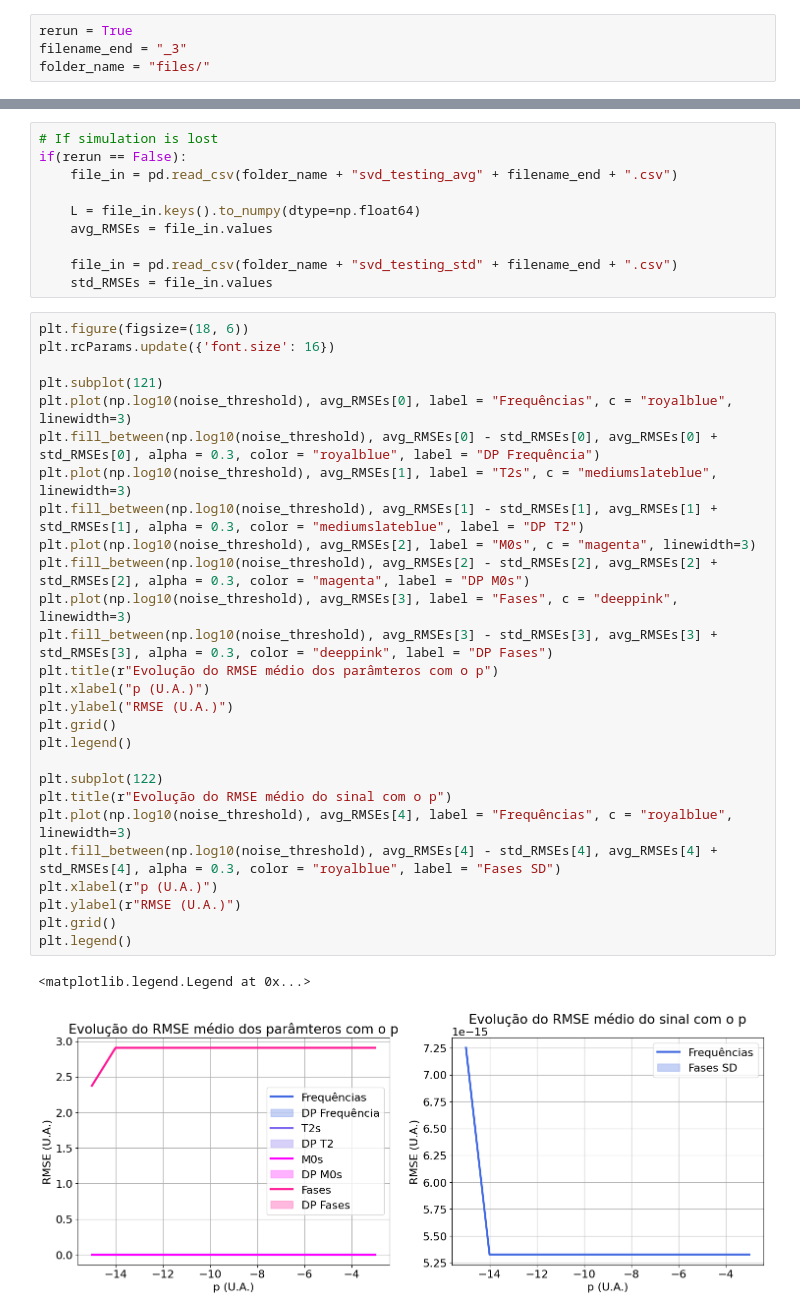
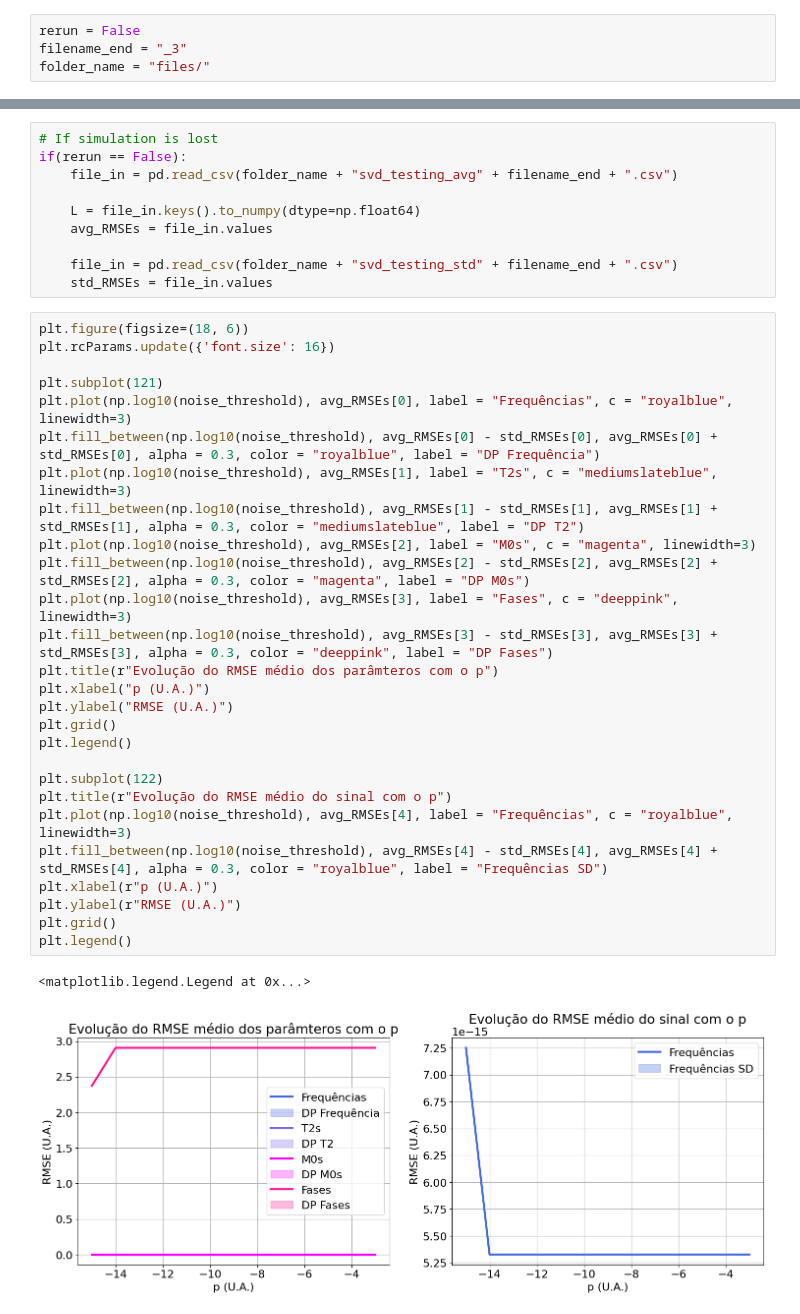
Before and after one commit to JoaoDell/MRI-study, a Jupyter notebook: examples/MPM/svd_testing.ipynb, the cells around one changed output, grey strips where cells are left out. Saved outputs shown, nothing was run; the diff lists cells and outputs as text.

```diff
--- a/examples/MPM/svd_testing.ipynb
+++ b/examples/MPM/svd_testing.ipynb
@@ -5,7 +5,7 @@ import pyMRI.pymri as pymri
 import pandas as pd
 from pyMRI.utils import RMSE
 # %%
-rerun = True
+rerun = False
 filename_end = "_3"
 folder_name = "files/"
 # %%
@@ -117,30 +99,30 @@ if(rerun == False):
 # %%
 plt.figure(figsize=(18, 6))
 plt.rcParams.update({'font.size': 16})
 
 plt.subplot(121)
 plt.plot(np.log10(noise_threshold), avg_RMSEs[0], label = "Frequências", c = "royalblue", linewidth=3)
 plt.fill_between(np.log10(noise_threshold), avg_RMSEs[0] - std_RMSEs[0], avg_RMSEs[0] + std_RMSEs[0], alpha = 0.3, color = "royalblue", label = "DP Frequência")
 plt.plot(np.log10(noise_threshold), avg_RMSEs[1], label = "T2s", c = "mediumslateblue", linewidth=3)
 plt.fill_between(np.log10(noise_threshold), avg_RMSEs[1] - std_RMSEs[1], avg_RMSEs[1] + std_RMSEs[1], alpha = 0.3, color = "mediumslateblue", label = "DP T2")
 plt.plot(np.log10(noise_threshold), avg_RMSEs[2], label = "M0s", c = "magenta", linewidth=3)
 plt.fill_between(np.log10(noise_threshold), avg_RMSEs[2] - std_RMSEs[2], avg_RMSEs[2] + std_RMSEs[2], alpha = 0.3, color = "magenta", label = "DP M0s")
 plt.plot(np.log10(noise_threshold), avg_RMSEs[3], label = "Fases", c = "deeppink", linewidth=3)
 plt.fill_between(np.log10(noise_threshold), avg_RMSEs[3] - std_RMSEs[3], avg_RMSEs[3] + std_RMSEs[3], alpha = 0.3, color = "deeppink", label = "DP Fases")
 plt.title(r"Evolução do RMSE médio dos parâmteros com o p")
 plt.xlabel("p (U.A.)")
 plt.ylabel("RMSE (U.A.)")
 plt.grid()
 plt.legend()
 
 plt.subplot(122)
 plt.title(r"Evolução do RMSE médio do sinal com o p")
 plt.plot(np.log10(noise_threshold), avg_RMSEs[4], label = "Frequências", c = "royalblue", linewidth=3)
-plt.fill_between(np.log10(noise_threshold), avg_RMSEs[4] - std_RMSEs[4], avg_RMSEs[4] + std_RMSEs[4], alpha = 0.3, color = "royalblue", label = "Fases SD")
+plt.fill_between(np.log10(noise_threshold), avg_RMSEs[4] - std_RMSEs[4], avg_RMSEs[4] + std_RMSEs[4], alpha = 0.3, color = "royalblue", label = "Frequências SD")
 plt.xlabel(r"p (U.A.)")
 plt.ylabel(r"RMSE (U.A.)")
 plt.grid()
 plt.legend()
 # %% [output]
 <matplotlib.legend.Legend at 0x...>
-[figure, old version]
+[figure, new version]
```
Also changed, not shown: parts of 1 cell of this notebook, 6 other files.
